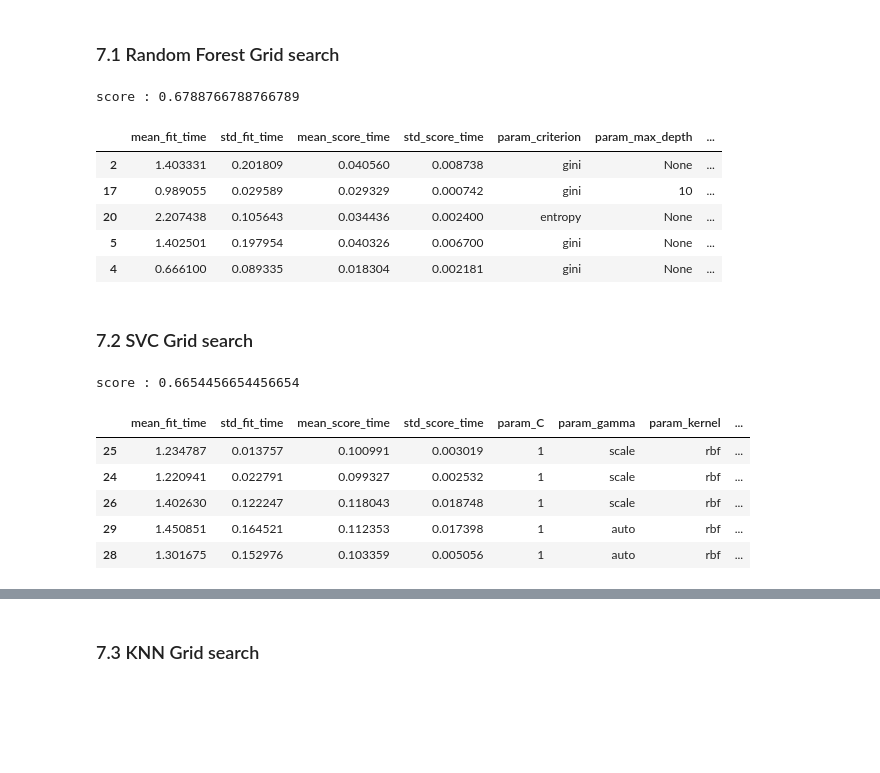
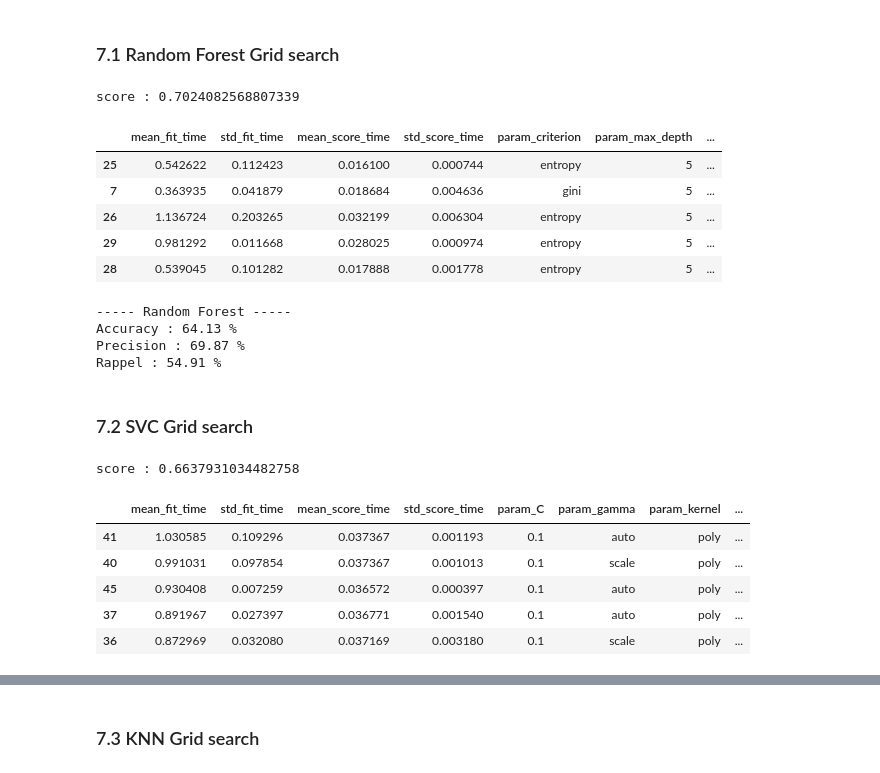
Before and after one commit to MaximeZennaro/Projet-ML-Potabilit-, a Jupyter notebook: Projet_ML_Zennaro_Peugeot_Smaoui.ipynb, the cells around one changed output, grey strips where cells are left out. Cells and saved outputs as stored; diff of their text form; code cells hidden in the pictures; blank space fills up the shorter version.

```diff
--- a/Projet_ML_Zennaro_Peugeot_Smaoui.ipynb
+++ b/Projet_ML_Zennaro_Peugeot_Smaoui.ipynb
@@ -596,46 +596,73 @@ X_train, X_test, y_train, y_test = train_test_split(X, y, stratify = y)
 
 clf2 = RandomForestClassifier()
 parameters = {'n_estimators':[50,100, 200], 'criterion':['gini', 'entropy'], 'max_depth' : [None,5,10], 'max_features' : ['auto', 'log2']}
-clf = GridSearchCV(clf2, parameters, n_jobs = -1)
+clf = GridSearchCV(clf2, parameters, n_jobs = -1, scoring='precision_macro')
 clf = clf.fit(X_train, y_train)
 
 print('score :',clf.score(X_test, y_test))
 pd.DataFrame(clf.cv_results_).sort_values(by = 'mean_test_score', ascending = False).head()
 # %% [output]
-score : 0.6788766788766789
+score : 0.7024082568807339
 |  | mean_fit_time | std_fit_time | mean_score_time | std_score_time | param_criterion | param_max_depth | ... |
-| 2 | 1.403331 | 0.201809 | 0.040560 | 0.008738 | gini | None | ... |
-| 17 | 0.989055 | 0.029589 | 0.029329 | 0.000742 | gini | 10 | ... |
-| 20 | 2.207438 | 0.105643 | 0.034436 | 0.002400 | entropy | None | ... |
-| 5 | 1.402501 | 0.197954 | 0.040326 | 0.006700 | gini | None | ... |
-| 4 | 0.666100 | 0.089335 | 0.018304 | 0.002181 | gini | None | ... |
+| 25 | 0.542622 | 0.112423 | 0.016100 | 0.000744 | entropy | 5 | ... |
+| 7 | 0.363935 | 0.041879 | 0.018684 | 0.004636 | gini | 5 | ... |
+| 26 | 1.136724 | 0.203265 | 0.032199 | 0.006304 | entropy | 5 | ... |
+| 29 | 0.981292 | 0.011668 | 0.028025 | 0.000974 | entropy | 5 | ... |
+| 28 | 0.539045 | 0.101282 | 0.017888 | 0.001778 | entropy | 5 | ... |
+# %%
+imputer = IterativeImputer(max_iter = 20, imputation_order = 'random')
+
+X = df_scaled.drop(columns = ['Potability'], axis = 1)
+y = df_scaled['Potability']
+
+X = imputer.fit_transform(X)
+
+X_train, X_test, y_train, y_test = train_test_split(X, y, stratify = y)
+X = np.concatenate((X_test, X_train))
+y = pd.concat([y_test, y_train])
+
+clf = RandomForestClassifier(criterion = 'entropy', max_depth = 5)
+
+accuracy_RF = 100 * cross_val_score(clf, X, y, cv=5, scoring='accuracy').mean()
+precision_RF = 100 * cross_val_score(clf, X, y, cv=5, scoring='precision_macro').mean()
+recall_RF = 100 * cross_val_score(clf, X, y, cv=5, scoring='recall_macro').mean()
+
+print('----- Random Forest -----')
+print('Accuracy : {} %'.format(np.round(accuracy_RF,2)))
+print('Precision : {} %'.format(np.round(precision_RF,2)))
+print('Rappel : {} %'.format(np.round(recall_RF,2)))
+# %% [output]
+----- Random Forest -----
+Accuracy : 64.13 %
+Precision : 69.87 %
+Rappel : 54.91 %
 # %% [markdown]
 ### 7.2 SVC Grid search
 # %%
 imputer = IterativeImputer(max_iter = 20, imputation_order = 'random')
 
 X = df_scaled.drop(columns = ['Potability'], axis = 1)
 y = df_scaled['Potability']
 
 X = imputer.fit_transform(X)
 
 X_train, X_test, y_train, y_test = train_test_split(X, y, stratify = y)
 
 clf3 = SVC(probability=True, kernel = 'rbf')
 parameters = [
     {'kernel':['rbf'] , 'C': [0.1, 0.5, 1], 'gamma': ['scale', 'auto', 0.01, 0.001], 'tol': [0.01, 0.001, 0.0001]},
     {'kernel':['poly'] , 'C': [0.1, 0.5, 1], 'gamma': ['scale', 'auto', 0.01, 0.001], 'degree': [2,3,4]}
  ]
-clf = GridSearchCV(clf3, parameters, n_jobs = -1)
+clf = GridSearchCV(clf3, parameters, n_jobs = -1, scoring='precision_macro')
 clf = clf.fit(X_train, y_train)
 
 print('score :',clf.score(X_test, y_test))
 pd.DataFrame(clf.cv_results_).sort_values(by = 'mean_test_score', ascending = False).head()
 # %% [output]
-score : 0.6654456654456654
+score : 0.6637931034482758
 |  | mean_fit_time | std_fit_time | mean_score_time | std_score_time | param_C | param_gamma | param_kernel | ... |
-| 25 | 1.234787 | 0.013757 | 0.100991 | 0.003019 | 1 | scale | rbf | ... |
-| 24 | 1.220941 | 0.022791 | 0.099327 | 0.002532 | 1 | scale | rbf | ... |
-| 26 | 1.402630 | 0.122247 | 0.118043 | 0.018748 | 1 | scale | rbf | ... |
-| 29 | 1.450851 | 0.164521 | 0.112353 | 0.017398 | 1 | auto | rbf | ... |
-| 28 | 1.301675 | 0.152976 | 0.103359 | 0.005056 | 1 | auto | rbf | ... |
+| 41 | 1.030585 | 0.109296 | 0.037367 | 0.001193 | 0.1 | auto | poly | ... |
+| 40 | 0.991031 | 0.097854 | 0.037367 | 0.001013 | 0.1 | scale | poly | ... |
+| 45 | 0.930408 | 0.007259 | 0.036572 | 0.000397 | 0.1 | auto | poly | ... |
+| 37 | 0.891967 | 0.027397 | 0.036771 | 0.001540 | 0.1 | auto | poly | ... |
+| 36 | 0.872969 | 0.032080 | 0.037169 | 0.003180 | 0.1 | scale | poly | ... |
```
Also changed, not shown: parts of 28 cells of this notebook.
